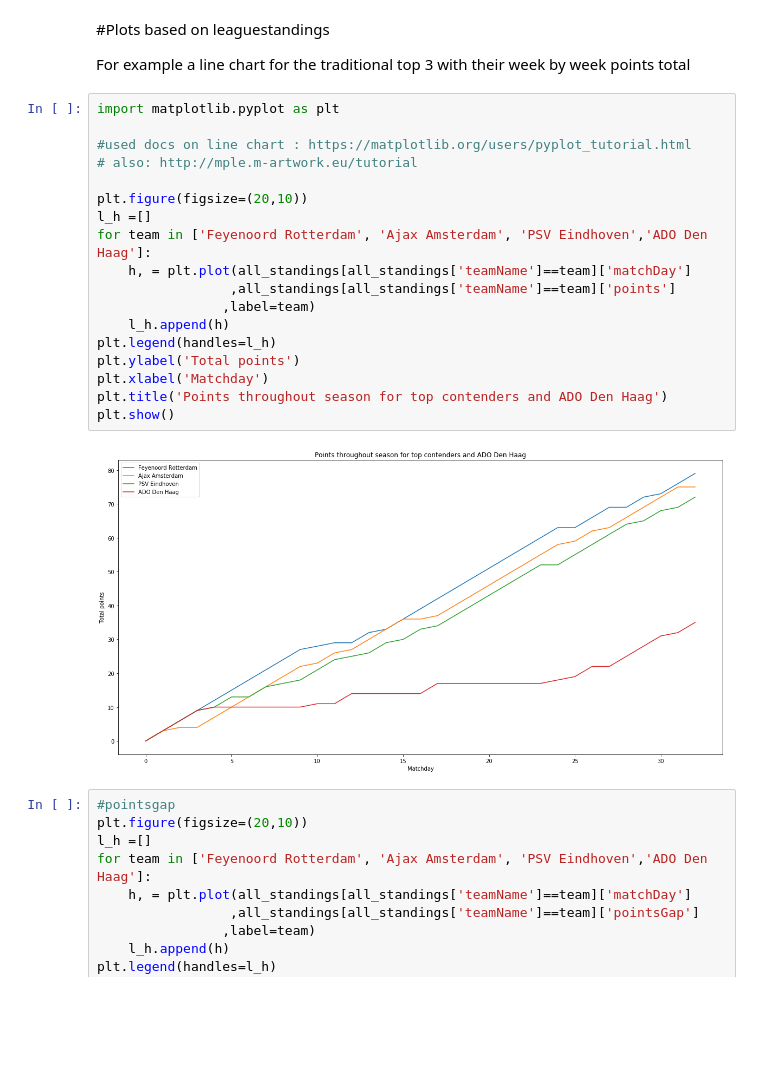
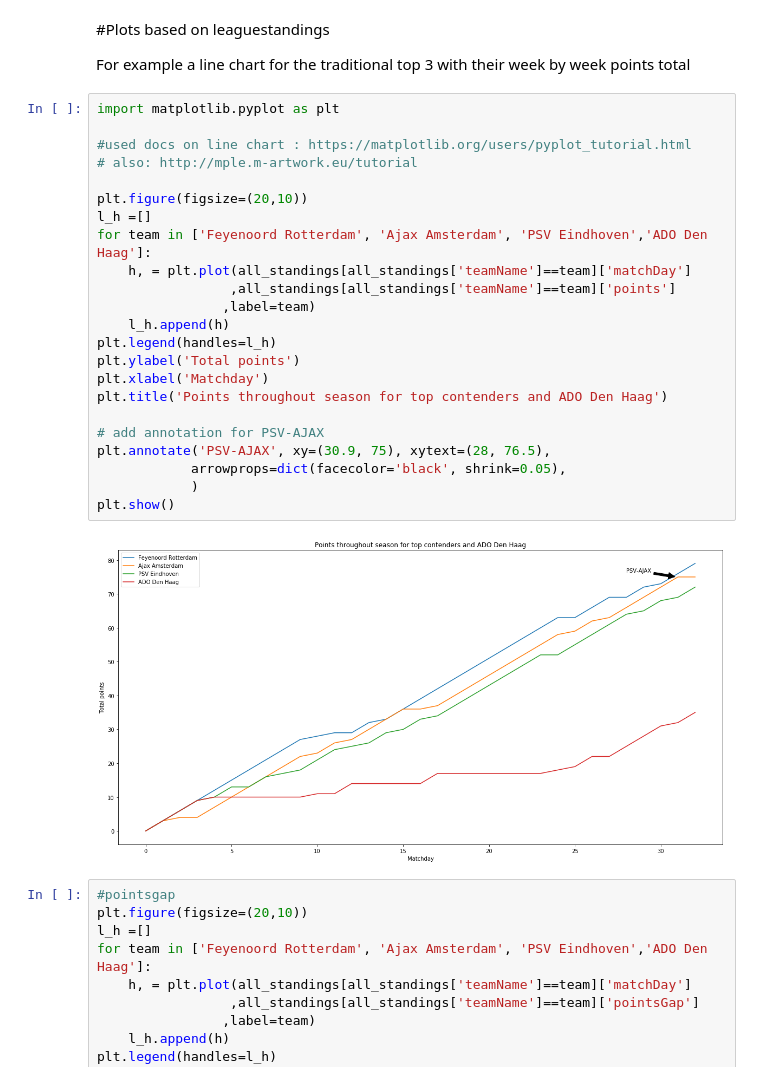
Before and after one commit to lucasjellema/jupyter-notebook-eredivisie, a Jupyter notebook: EredivisieResults_2016_2017.ipynb, the cells around one changed output. Saved outputs shown, nothing was run; the diff lists cells and outputs as text; blank space fills up the shorter version.

```diff
--- a/EredivisieResults_2016_2017.ipynb
+++ b/EredivisieResults_2016_2017.ipynb
@@ -472,23 +472,28 @@ For example a line chart for the traditional top 3 with their week by week point
 # %%
 import matplotlib.pyplot as plt
 
 #used docs on line chart : https://matplotlib.org/users/pyplot_tutorial.html
 # also: http://mple.m-artwork.eu/tutorial
 
 plt.figure(figsize=(20,10))
 l_h =[]
 for team in ['Feyenoord Rotterdam', 'Ajax Amsterdam', 'PSV Eindhoven','ADO Den Haag']:
     h, = plt.plot(all_standings[all_standings['teamName']==team]['matchDay']
                  ,all_standings[all_standings['teamName']==team]['points']
                 ,label=team)
     l_h.append(h)
 plt.legend(handles=l_h)
 plt.ylabel('Total points')
 plt.xlabel('Matchday')
 plt.title('Points throughout season for top contenders and ADO Den Haag')
+
+# add annotation for PSV-AJAX
+plt.annotate('PSV-AJAX', xy=(30.9, 75), xytext=(28, 76.5),
+            arrowprops=dict(facecolor='black', shrink=0.05),
+            )
 plt.show()
 # %% [output]
-[figure, old version]
+[figure, new version]
 # %%
 #pointsgap
 plt.figure(figsize=(20,10))
```
Also changed, not shown: parts of 5 cells of this notebook.
